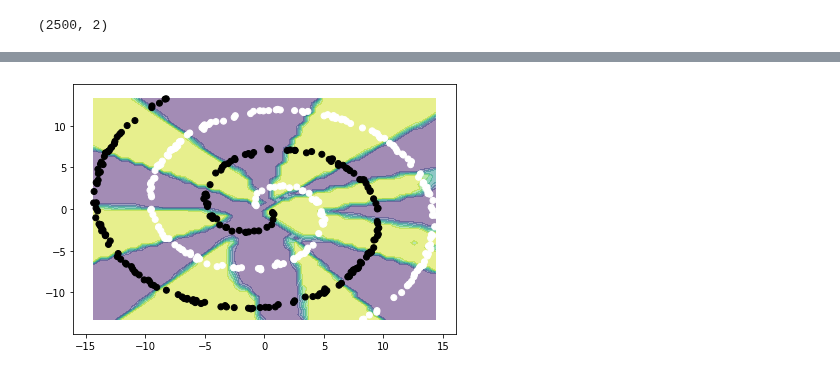
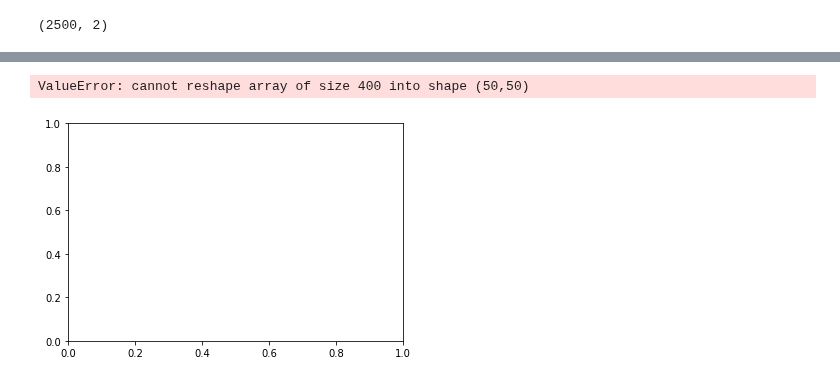
Before and after one commit to g-benton/hessian-eff-dim, a Jupyter notebook: experiments/bnn_spirals/bnn_spirals_nb.ipynb, the cells around one changed output, grey strips where cells are left out. Cells and saved outputs as stored; diff of their text form; code cells hidden in the pictures.

```diff
--- a/experiments/bnn_spirals/bnn_spirals_nb.ipynb
+++ b/experiments/bnn_spirals/bnn_spirals_nb.ipynb
@@ -34,19 +34,18 @@ def twospirals(n_points, noise=.5, random_state=920):
 # given by D_X => D_H => D_H => D_Y where D_H is the number of
 # hidden units. (note we indicate tensor dimensions in the comments)
 def model(X, Y, D_H):
-
     D_X, D_Y = X.shape[1], 1
 
     # sample first layer (we put unit normal priors on all weights)
     w1 = numpyro.sample("w1", dist.Normal(np.zeros((D_X, D_H)), np.ones((D_X, D_H))))  # D_X D_H
-    z1 = elu(np.matmul(X, w1))   # N D_H  <= first layer of activations
+    z1 = np.tanh(np.matmul(X, w1))   # N D_H  <= first layer of activations
 
     # sample second layer
     w2 = numpyro.sample("w2", dist.Normal(np.zeros((D_H, D_H)), np.ones((D_H, D_H))))  # D_H D_H
-    z2 = elu(np.matmul(z1, w2))  # N D_H  <= second layer of activations
+    z2 = np.tanh(np.matmul(z1, w2))  # N D_H  <= second layer of activations
 
     w3 = numpyro.sample("w3", dist.Normal(np.zeros((D_H,D_H)), np.ones((D_H,D_H))))
-    z3 = elu(np.matmul(z2, w3))
+    z3 = np.tanh(np.matmul(z2, w3))
 
     # sample final layer of weights and neural network output
     w4 = numpyro.sample("w4", dist.Normal(np.zeros((D_H, D_Y)), np.ones((D_H, D_Y))))  # D_H D_Y
@@ -58,7 +57,7 @@ def model(X, Y, D_H):
 
     # observe data
     #numpyro.sample("Y", dist.Normal(z3, sigma_obs), obs=Y)
-    numpyro.sample("Y", dist.Bernoulli(logits=z4), obs=Y)
+    return numpyro.sample("Y", dist.Bernoulli(logits=z4), obs=Y)
 # %%
 # helper function for HMC inference
 def run_inference(model, args, rng_key, X, Y, D_H):
@@ -66,10 +65,10 @@ def run_inference(model, args, rng_key, X, Y, D_H):
     kernel = NUTS(model)
     mcmc = MCMC(kernel, args['num_warmup'], args['num_samples'], num_chains=args['num_chains'],
                 progress_bar=True)
-    mcmc.run(rng_key, X, Y, D_H)
+    mcmc.run(rng_key, X, Y, D_H, extra_fields=('potential_energy',))
     mcmc.print_summary()
     print('\nMCMC elapsed time:', time.time() - start)
-    return mcmc.get_samples()
+    return mcmc.get_samples(), mcmc.get_extra_fields()['potential_energy']
 # %%
 # helper function for prediction
 def predict(model, rng_key, samples, X, D_H):
@@ -92,5 +91,5 @@ X_test = np.vstack((X_test0.ravel(), X_test1.ravel())).T
 # %%
-args = {'num_warmup': 25, 'num_samples':25, 'num_chains': 1}
+args = {'num_warmup': 100, 'num_samples':200, 'num_chains': 1}
 # do inference
 rng_key, rng_key_predict = random.split(random.PRNGKey(0))
 samples = run_inference(model, args, rng_key, X, Y, D_H)
@@ -115,7 +155,7 @@ MCMC elapsed time: 34.549241065979004
 # %%
 # predict Y_test at inputs X_test
 vmap_args = (samples, random.split(rng_key_predict, args['num_samples'] * args['num_chains']))
-predictions_list = vmap(lambda samples, rng_key: predict(model, rng_key, samples, X_test, D_H))(*vmap_args)
+predictions_list = vmap(lambda samples, rng_key: predict(model, rng_key, samples, X, D_H))(*vmap_args)
 # %%
 X_test.shape
 # %% [output]
@@ -123,14 +168,15 @@ X_test.shape
 # %%
 # make plots
 fig, ax = plt.subplots(1, 1)
 
 ax.contourf(X_test[:,0].reshape(50,50), X_test[:,1].reshape(50,50),
-            np.mean(predictions_list[...,0],0).reshape(50,50), alpha=0.5)
+            predictions_list[4].reshape(50,50), alpha=0.5)
 #plt.colorbar()
 plt.scatter(X[:,0], X[:,1], c=Y, cmap=plt.cm.binary)
 
 #plt.savefig('bnn_plot.pdf')
 plt.tight_layout()
 plt.show()
 # %% [output]
+ValueError: cannot reshape array of size 400 into shape (50,50)
-[figure, old version]
+[figure, new version]
```
Also changed, not shown: parts of 11 cells of this notebook, 2 other files.
